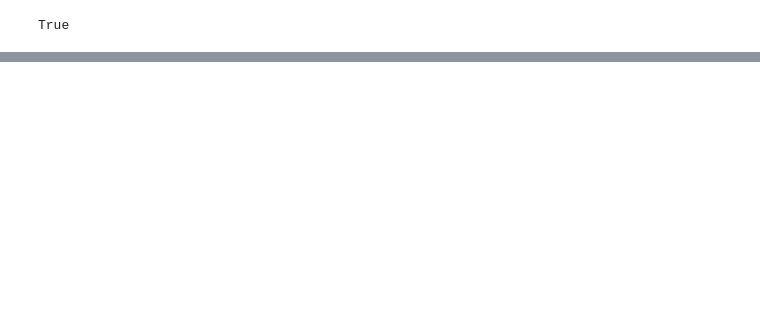
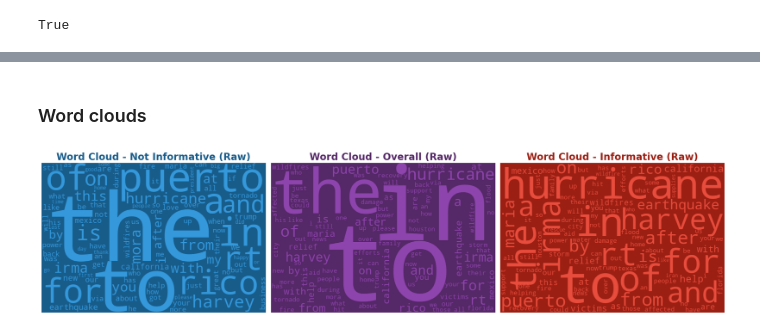
Before and after one commit to andreaceto/multimodal-crisis-classification, a Jupyter notebook: eda/text_analysis.ipynb, the cells around one changed output, grey strips where cells are left out. Cells and saved outputs as stored; diff of their text form; code cells hidden in the pictures; blank space fills up the shorter version.

```diff
--- a/eda/text_analysis.ipynb
+++ b/eda/text_analysis.ipynb
@@ -147,0 +266,70 @@ plt.show()
+# %% [markdown]
+### Word clouds
+# %%
+def darken_color(rgb, factor=0.6):
+    """Darken an RGB color by a given factor (0-1)."""
+    h, l, s = colorsys.rgb_to_hls(*rgb)
+    l = max(0, l * factor)
+    return colorsys.hls_to_rgb(h, l, s)
+
+info_colors = {
+    "not_informative": (52/255, 152/255, 219/255),   # #3498db
+    "Overall": (142/255, 68/255, 173/255),           # #8e44ad
+    "informative": (231/255, 76/255, 60/255)         # #e74c3c
+}
+
+def rgb_to_hex(rgb):
+    return '#%02x%02x%02x' % tuple(int(255 * c) for c in rgb)
+
+fig_wc, axes_wc = plt.subplots(1, 3, figsize=(20, 7))
+
+# Not Informative
+rgb = info_colors["not_informative"]
+dark_rgb = darken_color(rgb)
+wc_not_inf = WordCloud(
+    width=600, height=400,
+    background_color=rgb_to_hex(dark_rgb),
+    colormap=None,
+    color_func=lambda *args, **kwargs: rgb_to_hex(rgb),
+    max_words=100
+).generate_from_frequencies(freq_not_informative)
+axes_wc[0].imshow(wc_not_inf, interpolation='bilinear')
+axes_wc[0].set_title('Word Cloud - Not Informative (Raw)', fontsize=20, fontweight='bold', color=rgb_to_hex(dark_rgb))
+axes_wc[0].axis('off')
+
+# Overall
+rgb = info_colors["Overall"]
+dark_rgb = darken_color(rgb)
+wc_overall = WordCloud(
+    width=600, height=400,
+    background_color=rgb_to_hex(dark_rgb),
+    colormap=None,
+    color_func=lambda *args, **kwargs: rgb_to_hex(rgb),
+    max_words=100
+).generate_from_frequencies(freq_overall)
+axes_wc[1].imshow(wc_overall, interpolation='bilinear')
+axes_wc[1].set_title('Word Cloud - Overall (Raw)', fontsize=20, fontweight='bold', color=rgb_to_hex(dark_rgb))
+axes_wc[1].axis('off')
+
+# Informative
+rgb = info_colors["informative"]
+dark_rgb = darken_color(rgb)
+wc_inf = WordCloud(
+    width=600, height=400,
+    background_color=rgb_to_hex(dark_rgb),
+    colormap=None,
+    color_func=lambda *args, **kwargs: rgb_to_hex(rgb),
+    max_words=100
+).generate_from_frequencies(freq_informative)
+axes_wc[2].imshow(wc_inf, interpolation='bilinear')
+axes_wc[2].set_title('Word Cloud - Informative (Raw)', fontsize=20, fontweight='bold', color=rgb_to_hex(dark_rgb))
+axes_wc[2].axis('off')
+
+# Save the current figure to the images directory
+output_path = os.path.join(images_dir, "task-1_raw_wordclouds.png")
+plt.savefig(output_path)
+
+plt.tight_layout()
+plt.show()
+# %% [output]
+[figure, added]
```
Also changed, not shown: parts of 58 cells of this notebook, 20 other files.
